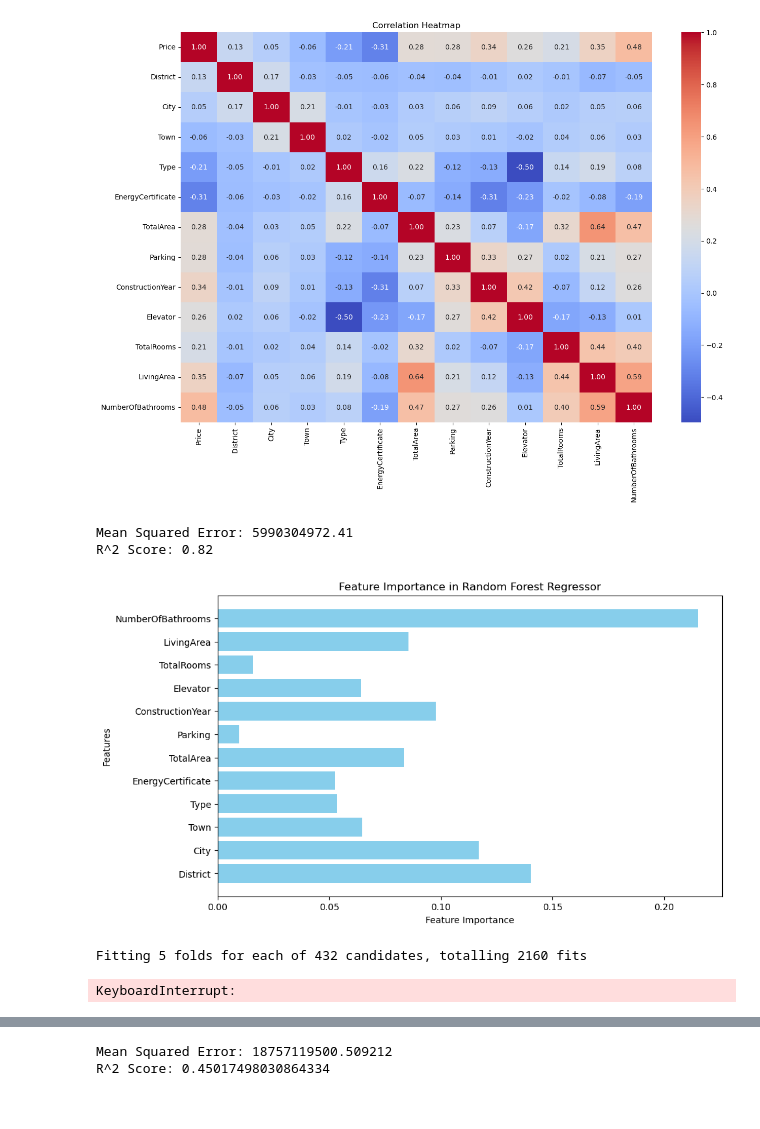
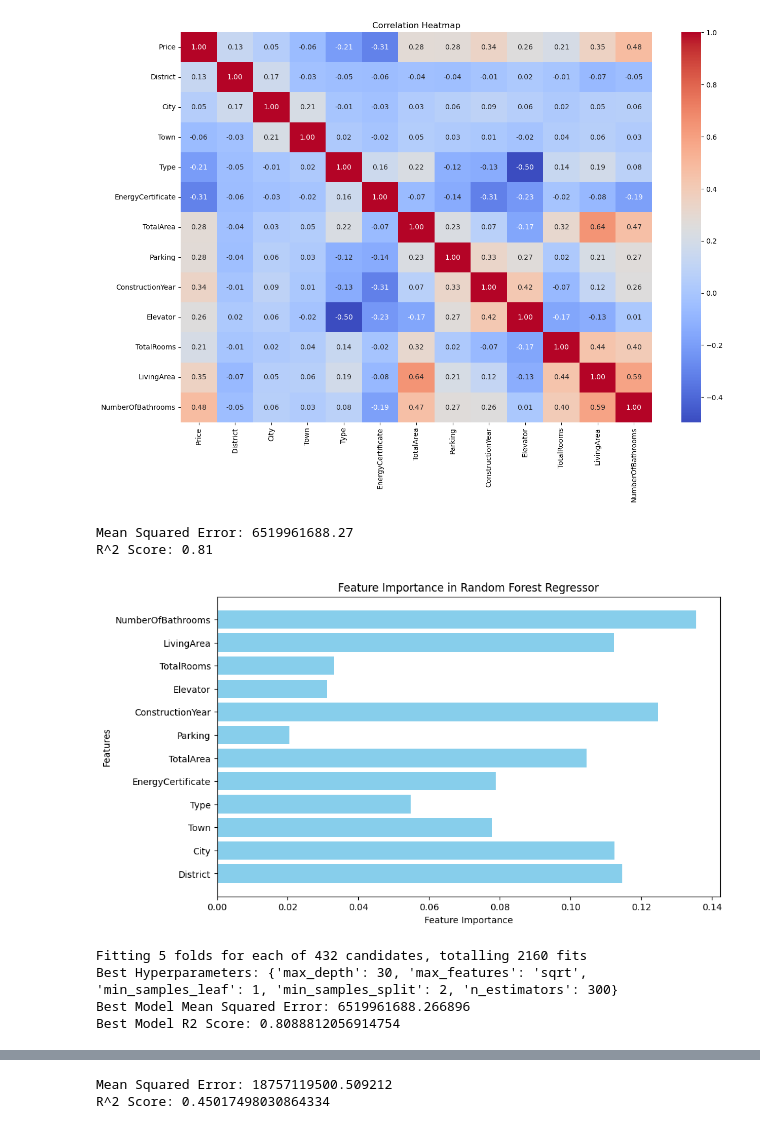
Before and after one commit to wesdpre/TAACProject2, a Jupyter notebook: pre-modelling.ipynb, the cells around one changed output, grey strips where cells are left out. Cells and saved outputs as stored; diff of their text form; code cells hidden in the pictures.

Commit message:
Classe
change RandomForestRegressor initlializer

```diff
--- a/pre-modelling.ipynb
+++ b/pre-modelling.ipynb
@@ -291,37 +289,37 @@ y = df_cleaned['Price']
 # Split data into training and testing sets
 X_train, X_test, y_train, y_test = train_test_split(X, y, test_size=0.3, random_state=42)
 
 # Initialize the Random Forest Regressor
-rf = RandomForestRegressor( random_state=42)
+rf = RandomForestRegressor(max_depth=30,max_features='sqrt',min_samples_leaf=1,min_samples_split=2,n_estimators=300, random_state=42)
 
 # Train the model
 rf.fit(X_train, y_train)
 
 # Make predictions
 y_pred = rf.predict(X_test)
 
 # Evaluate the model
 mse = mean_squared_error(y_test, y_pred)
 r2 = r2_score(y_test, y_pred)
 
 print(f"Mean Squared Error: {mse:.2f}")
 print(f"R^2 Score: {r2:.2f}")
 
 # Feature Importance Visualization
 importances = rf.feature_importances_
 feature_names = X.columns
 
 # Plotting feature importances
 plt.figure(figsize=(10, 6))
 plt.barh(feature_names, importances, color='skyblue')
 plt.xlabel('Feature Importance')
 plt.ylabel('Features')
 plt.title('Feature Importance in Random Forest Regressor')
 plt.show()
 # %% [output]
-Mean Squared Error: 5990304972.41
-R^2 Score: 0.82
+Mean Squared Error: 6519961688.27
+R^2 Score: 0.81
-[figure, old version]
+[figure, new version]
 # %%
 from sklearn.model_selection import GridSearchCV
 
@@ -364,7 +362,9 @@ print("Best Model Mean Squared Error:", mse)
 print("Best Model R2 Score:", r2)
 # %% [output]
 Fitting 5 folds for each of 432 candidates, totalling 2160 fits
+Best Hyperparameters: {'max_depth': 30, 'max_features': 'sqrt', 'min_samples_leaf': 1, 'min_samples_split': 2, 'n_estimators': 300}
+Best Model Mean Squared Error: 6519961688.266896
+Best Model R2 Score: 0.8088812056914754
-KeyboardInterrupt:
 # %%
 from tensorflow.keras.models import Sequential
 from tensorflow.keras.layers import Dense, Dropout, BatchNormalization
```
Also changed, not shown: parts of 4 cells of this notebook, 2 other files.
